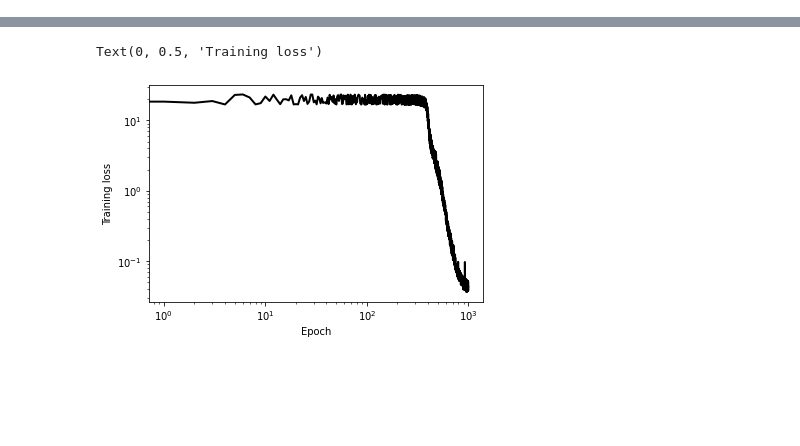
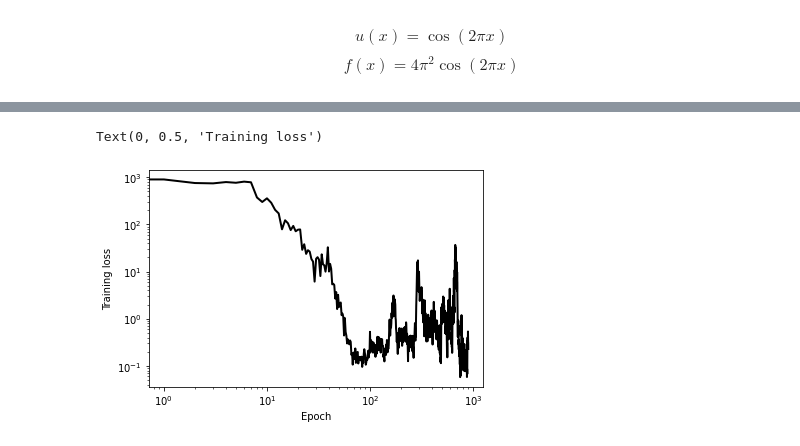
Before and after one commit to MeghnaDixit38/BTP, a Jupyter notebook: GR.ipynb, the cells around one changed output, grey strips where cells are left out. Drawn from its saved outputs; the diff is of its cells as text; code cells hidden in the pictures; blank space fills up the shorter version.

```diff
--- a/GR.ipynb
+++ b/GR.ipynb
@@ -10,6 +14,9 @@ from torch.utils.data import Dataset, DataLoader
 # %%
 def u(x):
-  return np.sin(2*pi*x)
+  return np.cos(2*pi*x)
+# %% [markdown]
+$$ u(x) = \cos(2\pi x)$$
+$$ f(x) = 4\pi^2 \cos(2\pi x) $$
 # %%
 x0 = 0.0
 xf = 1.0
@@ -60,10 +64,28 @@ def loss_model(model, xb, h, x0, u0, wt):
+# %%
+def _function(x, u, utt):
+  # return utt - 2*pi*torch.cos(2*pi*x)
+  return utt + 4*pi*pi*torch.cos(2*pi*x)
+
+def loss_model(model, xb, h, x0, u0, x1, u1, w0, wt):
+  ub = model(xb)
+  # ubt = torch.autograd.grad(ub,xb)
+  # ubtt = torch.autograd.grad(ubt, xb)
+  ubt = (model(xb+h) - ub)/h
+  ubt_1 = (model(xb+2*h) - model(xb+h))/h
+  ubtt = (ubt_1 - ubt)/h
+  ode = _function(xb, ub, ubtt)
+  res_int = torch.mean(ode**2)
+  res_bdy = (model(torch.tensor([x0], dtype=torch.float32)) - u0)**2
+  res_bdy2 = (model(torch.tensor([x1], dtype=torch.float32)) - u1)**2
+  res = res_int + w0*res_bdy + wt*res_bdy2
+  return res
 # %%
-def train(model, optimizer, dl, h=1e-4, x0=0.0, u0= 2*pi, wt=1.0):
+def train(model, optimizer, dl, h=1e-3, x0=0.0, u0= 1.0, x1=1.0 , u1= 1.0 , w0=1.0 , wt=1.0):
   train_loss = 0.0
   loss= 0.0
   for xb in dl:
     optimizer.zero_grad()
-    loss = loss_model(model, xb, h, x0, u0, wt)
+    loss = loss_model(model, xb, h, x0, u0,x1, u1, w0,  wt)
     loss.backward()
     optimizer.step()
     train_loss += loss.item()
@@ -71,19 +93,22 @@ def train(model, optimizer, dl, h=1e-4, x0=0.0, u0= 2*pi, wt=1.0):
   return train_loss
 # %%
 data_ode = data(xs)
-batch = 20
+batch = 85
 dl_ode = DataLoader(data_ode, batch_size=batch, shuffle=True)
 
-n_hidden = 20
-dnn_ode = Net(n_hidden=n_hidden)
+n_hid = 600
+dnn_ode = Net(n_hidden=n_hid)
 
-epochs = 1000
+epochs = 900
 lr = 1e-3
-optimizer = torch.optim.SGD(dnn_ode.parameters(), lr=lr)
+eps = 1e-7
+optimizer = torch.optim.Adam(dnn_ode.parameters(),lr=lr, eps=eps)
+
+# SGD(dnn_ode.parameters(), lr=lr)
 
 losses = []
 for epoch in range(epochs):
-  loss = train(dnn_ode, optimizer, dl_ode, u0=.0, wt=10.0)
+  loss = train(dnn_ode, optimizer, dl_ode, w0 =10.0, wt=10.0)
   losses.append(loss)
   if epoch%100 == 0:
     print(f'Epoch {epoch}/{epochs}: loss = {loss}')
@@ -105,5 +129,5 @@ Epoch 900/1000: loss = 0.05315626226365566
 Text(0, 0.5, 'Training loss')
-[figure, old version]
+[figure, new version]
 # %%
 n_test = 20
 xs_test = np.linspace(x0, xf, n_test)
```
Also changed, not shown: parts of 4 cells of this notebook.
